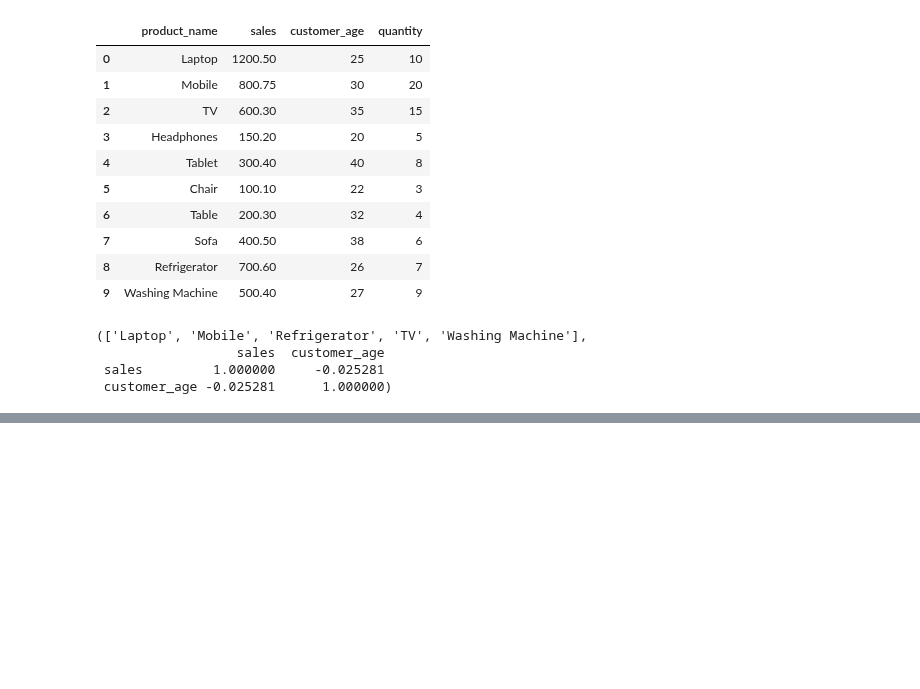
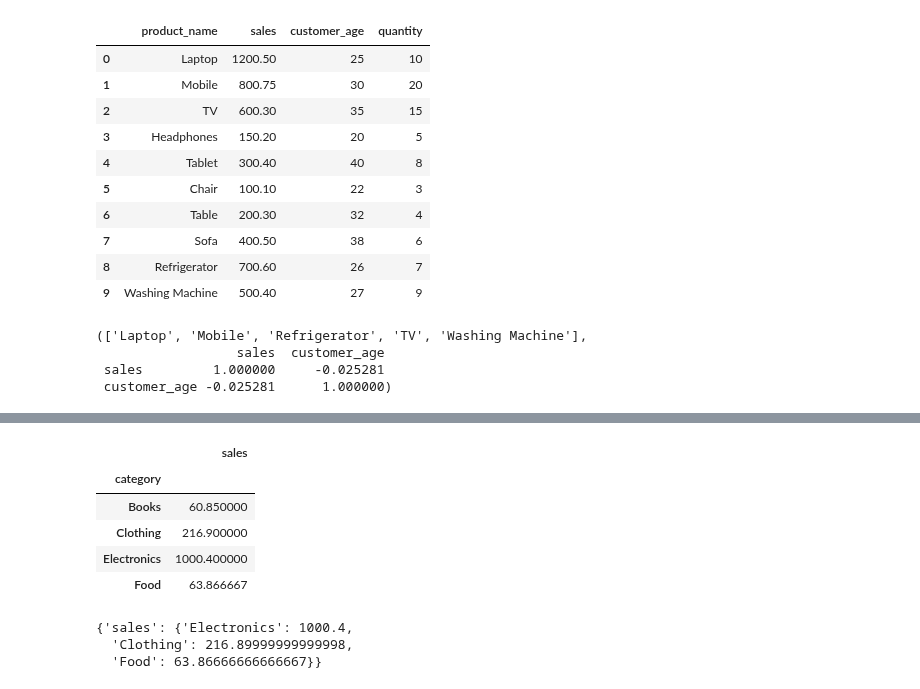
Before and after one commit to danmarino1/data_science_practice, a Jupyter notebook: aug_2023_questions.ipynb, the cells around one changed output, grey strips where cells are left out. Drawn from its saved outputs; the diff is of its cells as text; code cells hidden in the pictures; blank space fills up the shorter version.

```diff
--- a/aug_2023_questions.ipynb
+++ b/aug_2023_questions.ipynb
@@ -1317,0 +1364,23 @@ top_products_analysis(data)
+# %%
+def analyze_sales(datafrane):
+    avg_sales = datafrane.groupby('category').agg({'sales': 'mean'})
+    top_products = avg_sales.sort_values('sales', ascending=False).head(3)
+    top_products_dict = top_products.to_dict()
+    return avg_sales, top_products_dict
+
+avg_sales, top_products_dict = analyze_sales(data)
+# %%
+avg_sales
+# %% [output]
+|  | sales |
+| category |  |
+| Books | 60.850000 |
+| Clothing | 216.900000 |
+| Electronics | 1000.400000 |
+| Food | 63.866667 |
+# %%
+top_products_dict
+# %% [output]
+{'sales': {'Electronics': 1000.4,
+  'Clothing': 216.89999999999998,
+  'Food': 63.86666666666667}}
```
Also changed, not shown: parts of 2 cells of this notebook.
